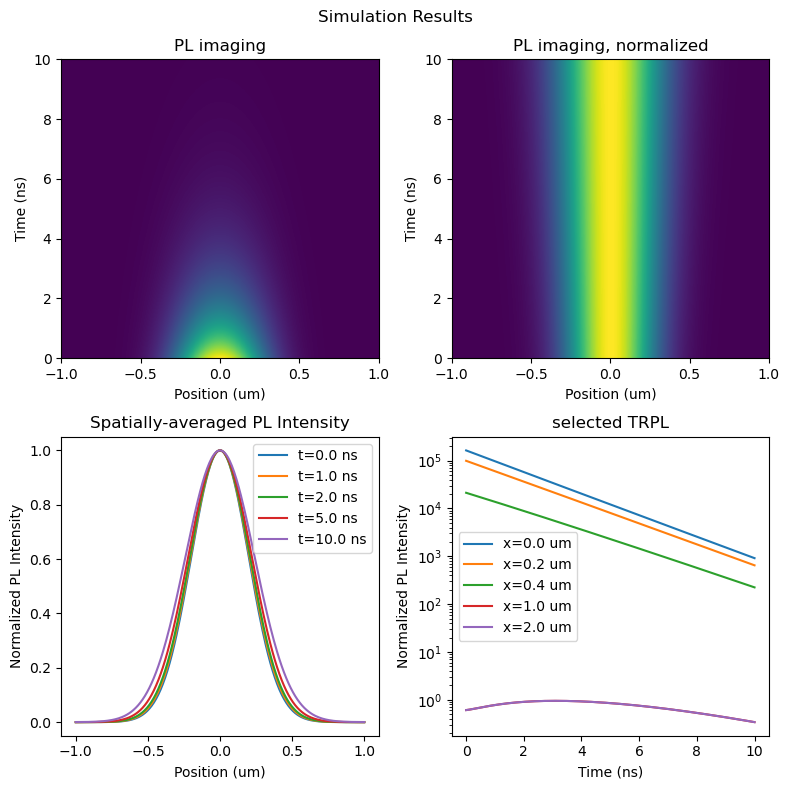
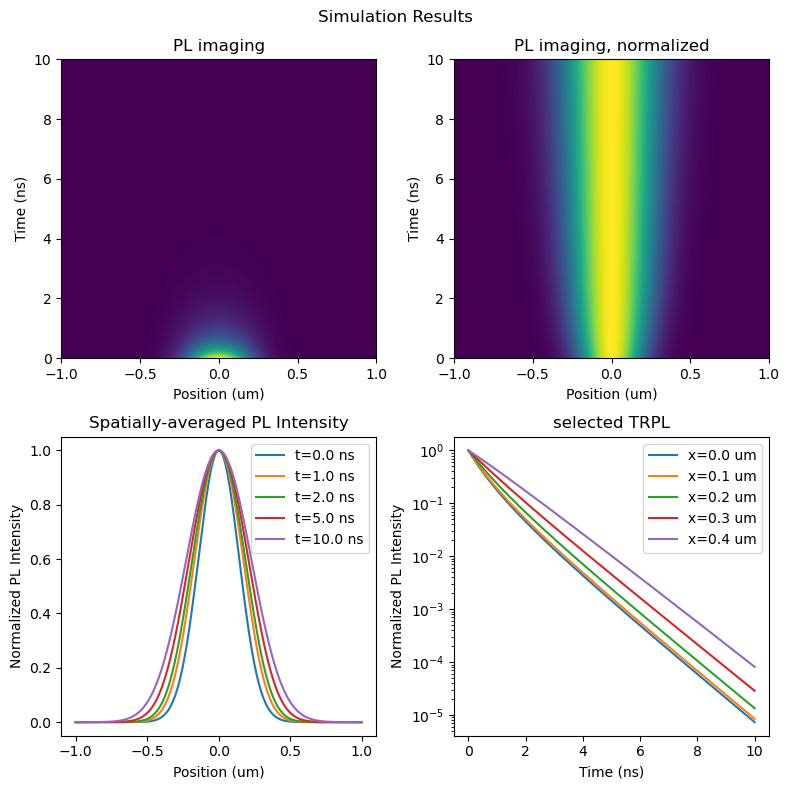
Code edit (unified diff) that turned the first committed figure into the second:
--- before
+++ after
@@ -2,5 +2,5 @@
 key_frames = T_MAX * key_frames
 
-key_x = np.array([0, 0.1, 0.2, 0.5, 1])
+key_x = np.array([0, 0.1, 0.2, 0.3, 0.4])
 key_x = L_MAX * key_x
 
@@ -30,5 +30,6 @@
 axes[3].set_title('selected TRPL')
 for j in range(len(key_x)):
-    axes[3].semilogy(t, PL_result[:, int(hyb.numpy_nearest(x, key_x[j], 'idx'))], label=f'x={key_x[j]:.1f} um')
+    temp_pl_norm = PL_result[:, int(hyb.numpy_nearest(x, key_x[j], 'idx'))] / np.max(PL_result[:, int(hyb.numpy_nearest(x, key_x[j], 'idx'))])
+    axes[3].semilogy(t, temp_pl_norm, label=f'x={key_x[j]:.1f} um')
 axes[3].set_xlabel('Time (ns)')
 axes[3].set_ylabel('Normalized PL Intensity')

Commit: op